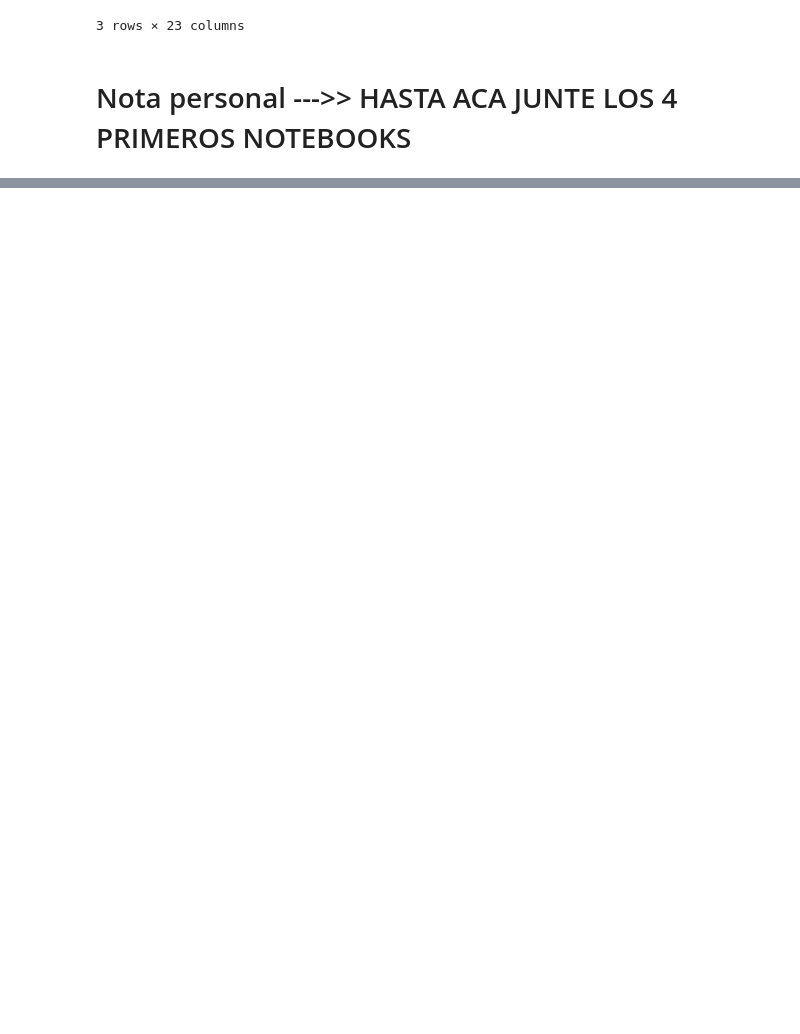
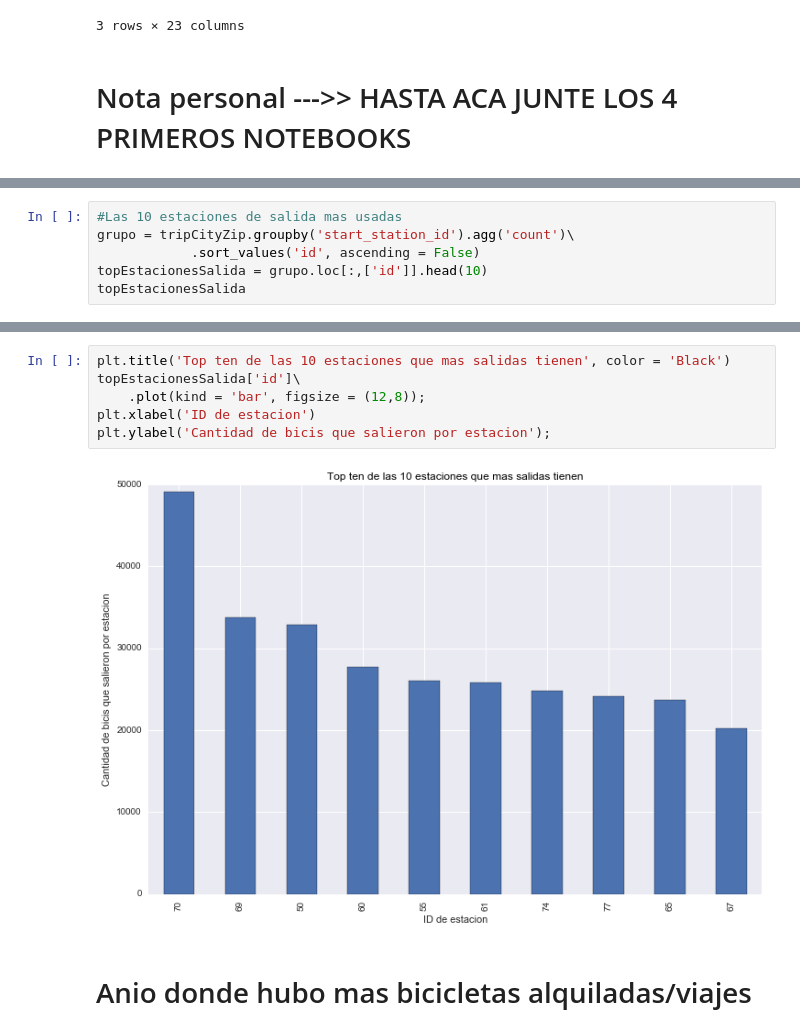
Before and after one commit to AlexVilla92/TP-Datos-2017, a Jupyter notebook: TP1 Exploracion De Datos Notebook Final.ipynb, the cells around one changed output, grey strips where cells are left out. Cells and saved outputs as stored; diff of their text form; blank space fills up the shorter version.

```diff
--- a/TP1 Exploracion De Datos Notebook Final.ipynb
+++ b/TP1 Exploracion De Datos Notebook Final.ipynb
@@ -570,0 +576,6 @@ tripCityZip.head(3)
+# %%
+#Las 10 estaciones de salida mas usadas
+grupo = tripCityZip.groupby('start_station_id').agg('count')\
+            .sort_values('id', ascending = False)
+topEstacionesSalida = grupo.loc[:,['id']].head(10)
+topEstacionesSalida
@@ -570,0 +622,10 @@ tripCityZip.head(3)
+# %%
+plt.title('Top ten de las 10 estaciones que mas salidas tienen', color = 'Black')
+topEstacionesSalida['id']\
+    .plot(kind = 'bar', figsize = (12,8));
+plt.xlabel('ID de estacion')
+plt.ylabel('Cantidad de bicis que salieron por estacion');
+# %% [output]
+[figure, added]
+# %% [markdown]
+# Anio donde hubo mas bicicletas alquiladas/viajes
```
Also changed, not shown: parts of 6 cells of this notebook.
